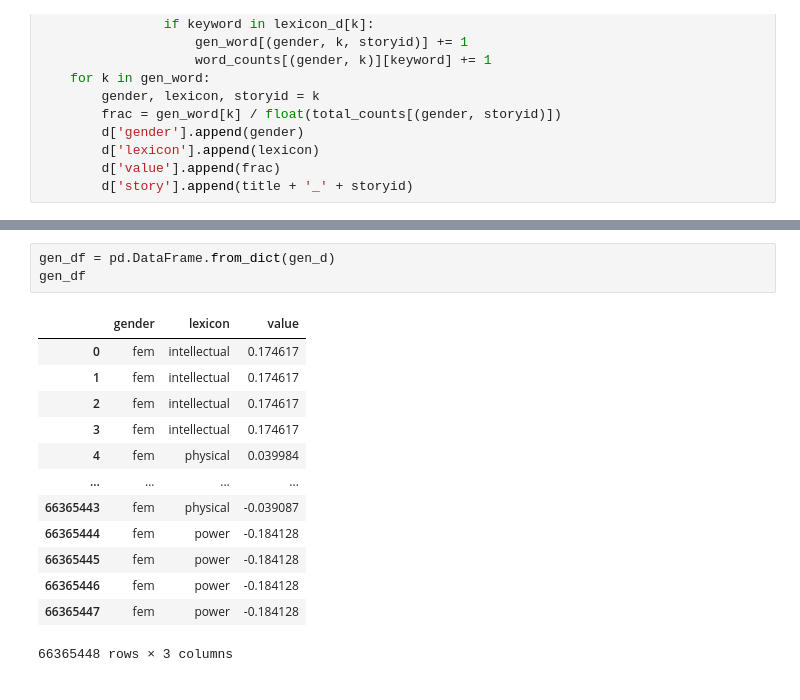
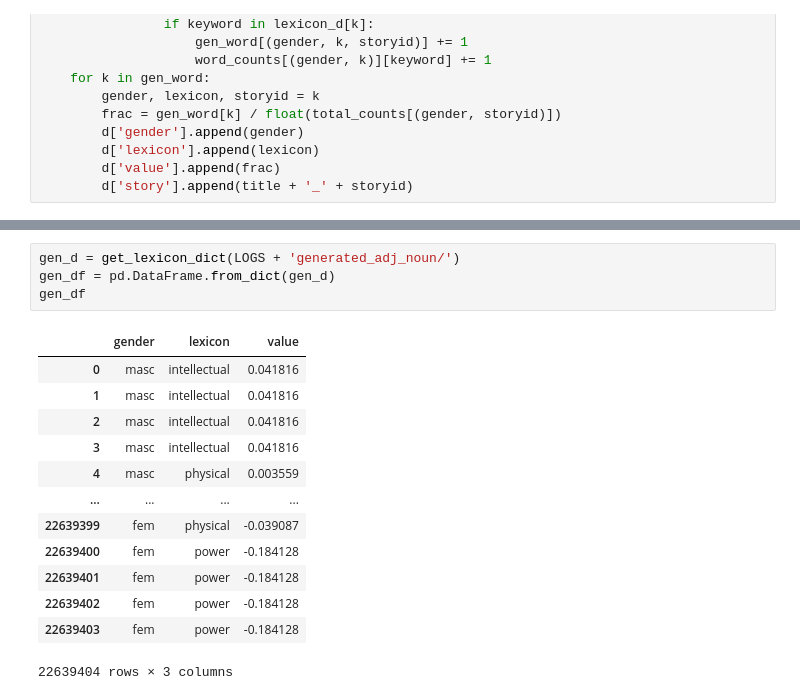
Before and after one commit to lucy3/gpt3_gender, a Jupyter notebook: code/character_viz.ipynb, the cells around one changed output, grey strips where cells are left out. Cells and saved outputs as stored; diff of their text form.

```diff
--- a/code/character_viz.ipynb
+++ b/code/character_viz.ipynb
@@ -869,20 +894,21 @@ for f in os.listdir(genpath):
 # %%
+gen_d = get_lexicon_dict(LOGS + 'generated_adj_noun/')
 gen_df = pd.DataFrame.from_dict(gen_d)
 gen_df
 # %% [output]
 |  | gender | lexicon | value |
-| 0 | fem | intellectual | 0.174617 |
-| 1 | fem | intellectual | 0.174617 |
-| 2 | fem | intellectual | 0.174617 |
-| 3 | fem | intellectual | 0.174617 |
-| 4 | fem | physical | 0.039984 |
+| 0 | masc | intellectual | 0.041816 |
+| 1 | masc | intellectual | 0.041816 |
+| 2 | masc | intellectual | 0.041816 |
+| 3 | masc | intellectual | 0.041816 |
+| 4 | masc | physical | 0.003559 |
 | ... | ... | ... | ... |
-| 66365443 | fem | physical | -0.039087 |
-| 66365444 | fem | power | -0.184128 |
-| 66365445 | fem | power | -0.184128 |
-| 66365446 | fem | power | -0.184128 |
-| 66365447 | fem | power | -0.184128 |
+| 22639399 | fem | physical | -0.039087 |
+| 22639400 | fem | power | -0.184128 |
+| 22639401 | fem | power | -0.184128 |
+| 22639402 | fem | power | -0.184128 |
+| 22639403 | fem | power | -0.184128 |
-66365448 rows × 3 columns
+22639404 rows × 3 columns
 # %%
 stats = gen_df.groupby(['gender', 'lexicon']).agg(['mean', 'count', 'std'])
 
```
Also changed, not shown: parts of 29 cells of this notebook, 5 other files.
